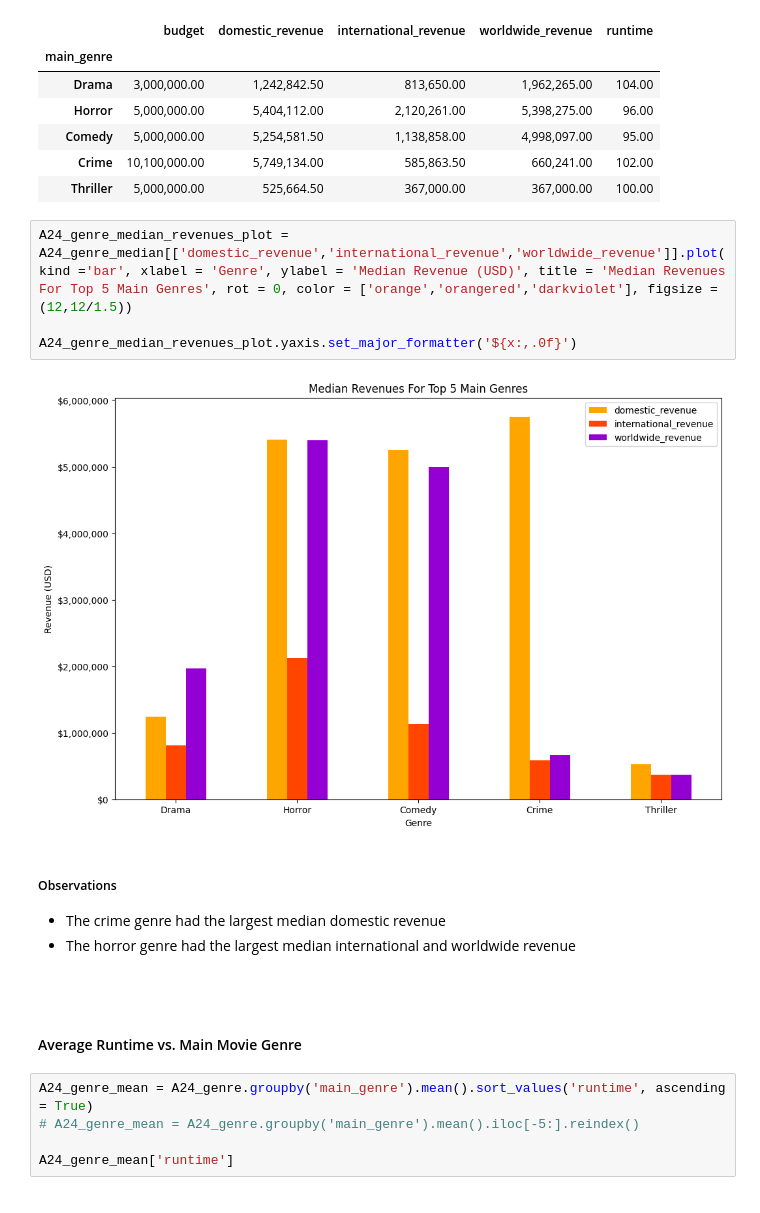
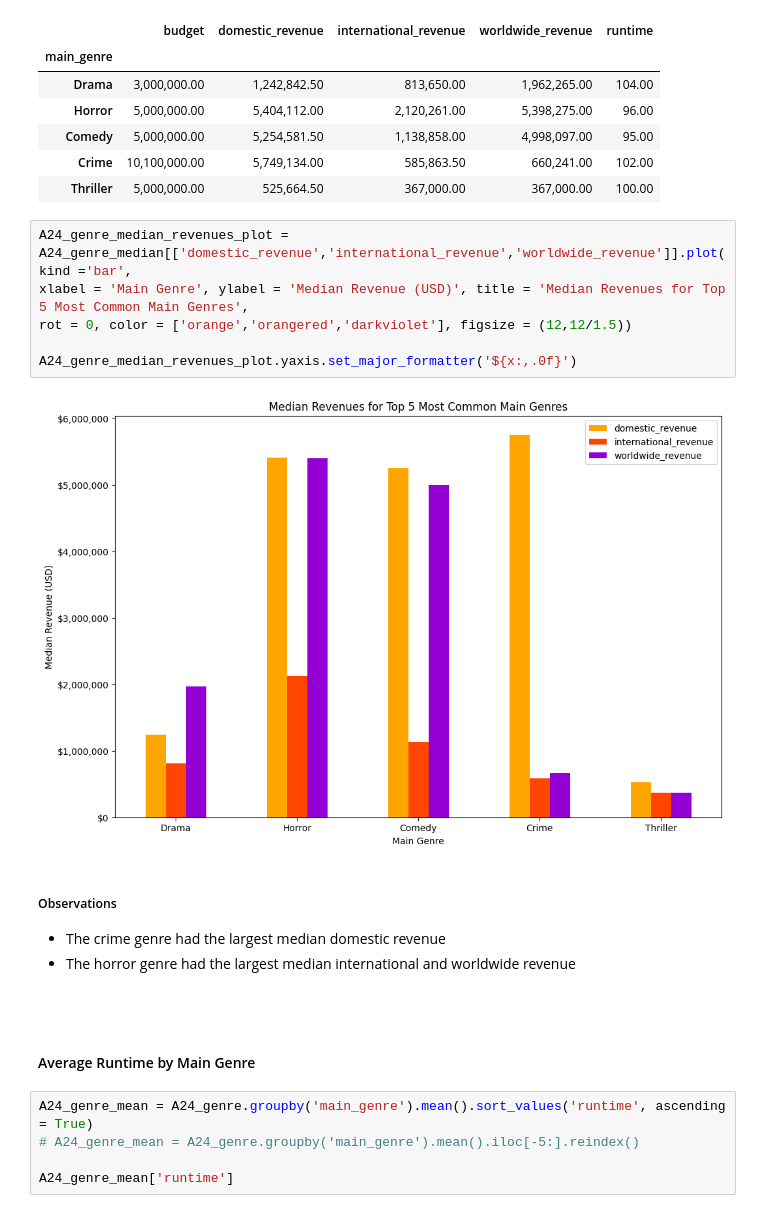
Before and after one commit to AlexPMorton/A24-Movies-EDA, a Jupyter notebook: A24_EDA.ipynb, the cells around one changed output. Cells and saved outputs as stored; diff of their text form.

```diff
--- a/A24_EDA.ipynb
+++ b/A24_EDA.ipynb
@@ -584,11 +580,13 @@ A24_genre_median
 | Crime | 10,100,000.00 | 5,749,134.00 | 585,863.50 | 660,241.00 | 102.00 |
 | Thriller | 5,000,000.00 | 525,664.50 | 367,000.00 | 367,000.00 | 100.00 |
 # %%
-A24_genre_median_revenues_plot = A24_genre_median[['domestic_revenue','international_revenue','worldwide_revenue']].plot(kind ='bar', xlabel = 'Genre', ylabel = 'Median Revenue (USD)', title = 'Median Revenues For Top 5 Main Genres', rot = 0, color = ['orange','orangered','darkviolet'], figsize = (12,12/1.5))
+A24_genre_median_revenues_plot = A24_genre_median[['domestic_revenue','international_revenue','worldwide_revenue']].plot(kind ='bar',
+xlabel = 'Main Genre', ylabel = 'Median Revenue (USD)', title = 'Median Revenues for Top 5 Most Common Main Genres',
+rot = 0, color = ['orange','orangered','darkviolet'], figsize = (12,12/1.5))
 
 A24_genre_median_revenues_plot.yaxis.set_major_formatter('${x:,.0f}')
 # %% [output]
-[figure, old version]
+[figure, new version]
 # %% [markdown]
 ##### Observations
 - The crime genre had the largest median domestic revenue
@@ -596,7 +594,7 @@ A24_genre_median_revenues_plot.yaxis.set_major_formatter('${x:,.0f}')
 
 &nbsp;
 # %% [markdown]
-#### Average Runtime vs. Main Movie Genre
+#### Average Runtime by Main Genre
 # %%
 A24_genre_mean = A24_genre.groupby('main_genre').mean().sort_values('runtime', ascending = True)
 # A24_genre_mean = A24_genre.groupby('main_genre').mean().iloc[-5:].reindex()
```
Also changed, not shown: parts of 54 cells of this notebook.
